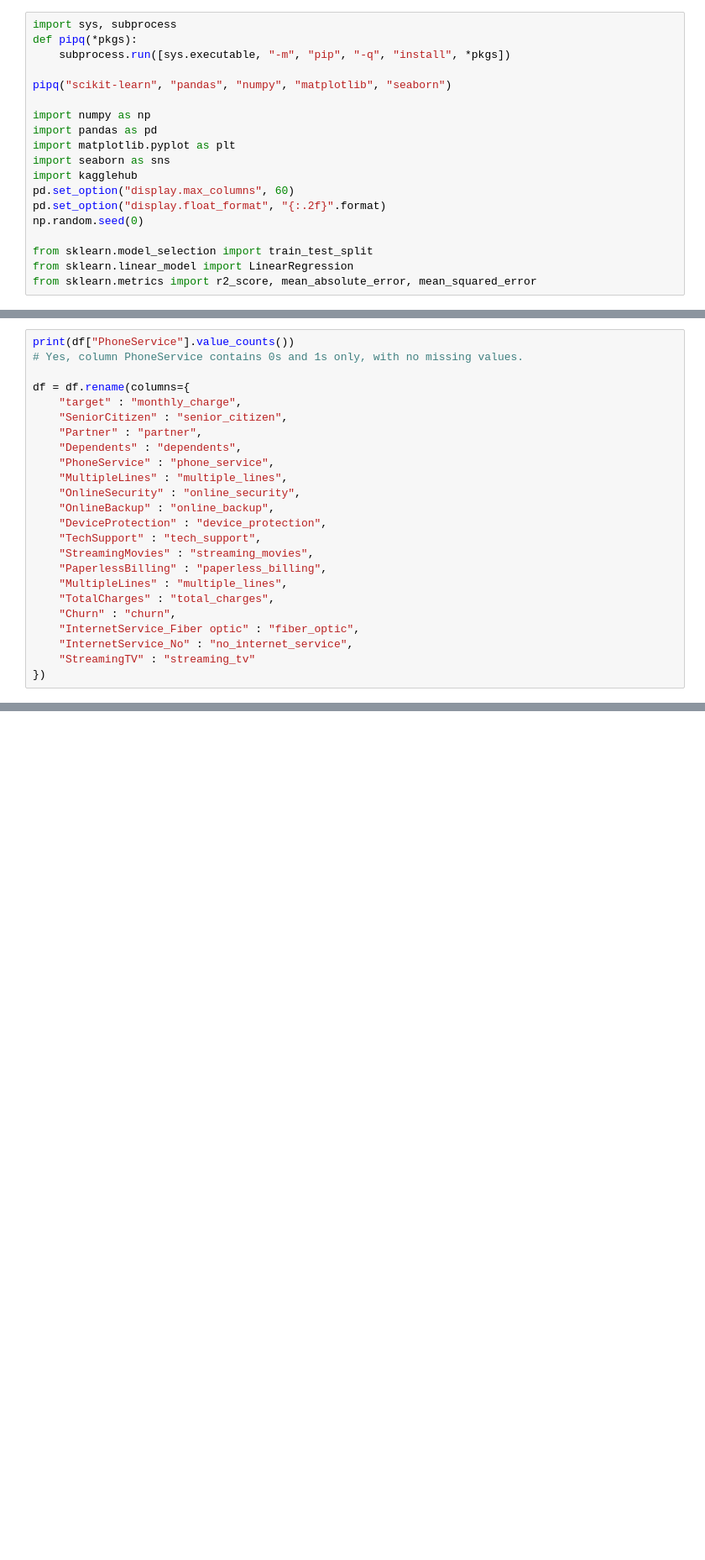
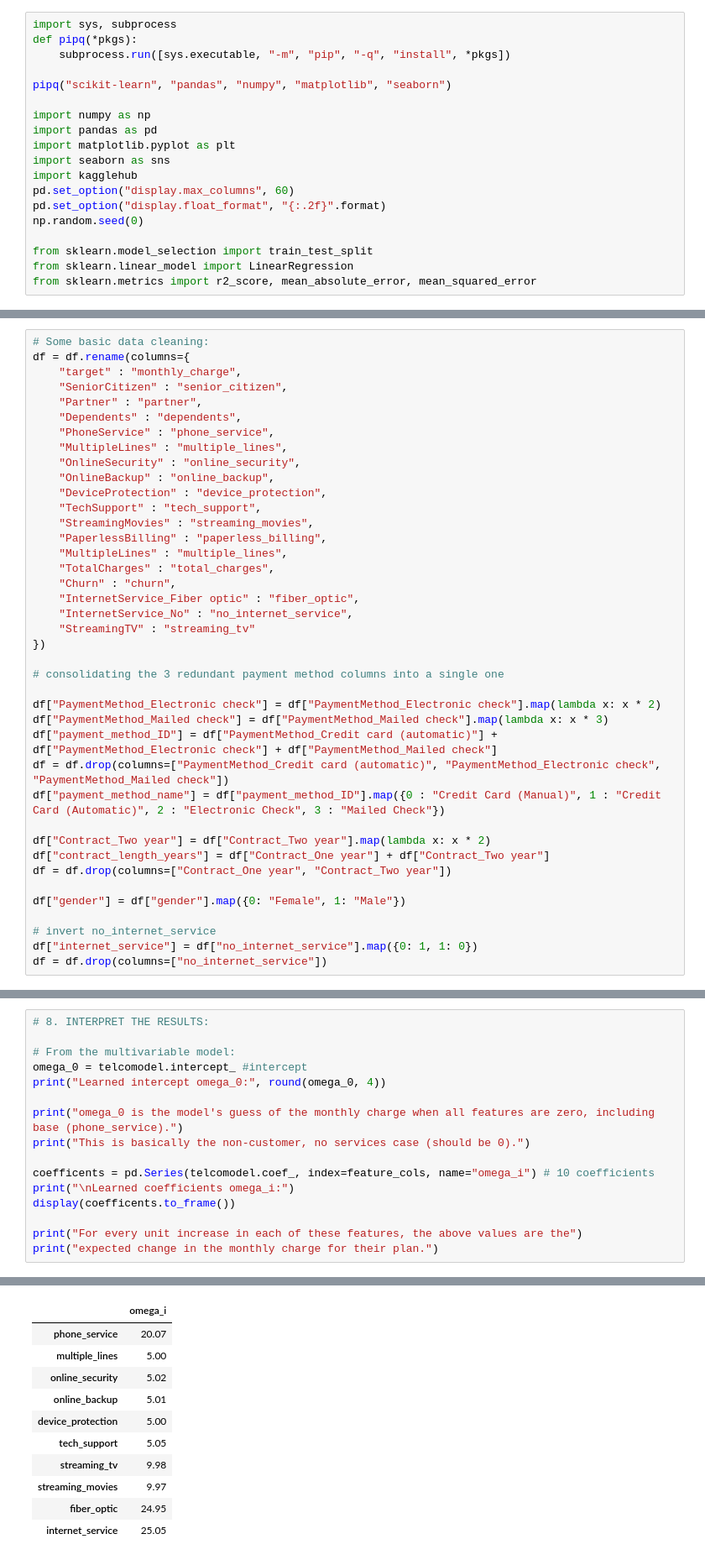
Before and after one commit to skylar-slideshows/EECE5644_mproj2, a Jupyter notebook: proj2.ipynb, the cells around one changed output, grey strips where cells are left out. Shown at 84% size. Drawn from its saved outputs; the diff is of its cells as text; blank space fills up the shorter version.

```diff
--- a/proj2.ipynb
+++ b/proj2.ipynb
@@ -67,7 +72,5 @@ dtype: int64 n
 # %%
-print(df["PhoneService"].value_counts())
-# Yes, column PhoneService contains 0s and 1s only, with no missing values.
-
+# Some basic data cleaning:
 df = df.rename(columns={
     "target" : "monthly_charge",
     "SeniorCitizen" : "senior_citizen",
@@ -88,3 +91,21 @@ df = df.rename(columns={
     "InternetService_No" : "no_internet_service",
     "StreamingTV" : "streaming_tv"
 })
+
+# consolidating the 3 redundant payment method columns into a single one
+
+df["PaymentMethod_Electronic check"] = df["PaymentMethod_Electronic check"].map(lambda x: x * 2)
+df["PaymentMethod_Mailed check"] = df["PaymentMethod_Mailed check"].map(lambda x: x * 3)
+df["payment_method_ID"] = df["PaymentMethod_Credit card (automatic)"] + df["PaymentMethod_Electronic check"] + df["PaymentMethod_Mailed check"]
+df = df.drop(columns=["PaymentMethod_Credit card (automatic)", "PaymentMethod_Electronic check", "PaymentMethod_Mailed check"])
+df["payment_method_name"] = df["payment_method_ID"].map({0 : "Credit Card (Manual)", 1 : "Credit Card (Automatic)", 2 : "Electronic Check", 3 : "Mailed Check"})
+
+df["Contract_Two year"] = df["Contract_Two year"].map(lambda x: x * 2)
+df["contract_length_years"] = df["Contract_One year"] + df["Contract_Two year"]
+df = df.drop(columns=["Contract_One year", "Contract_Two year"])
+
+df["gender"] = df["gender"].map({0: "Female", 1: "Male"})
+
+# invert no_internet_service
+df["internet_service"] = df["no_internet_service"].map({0: 1, 1: 0})
+df = df.drop(columns=["no_internet_service"])
@@ -204,0 +254,17 @@ RMSE: $ 1.0291697275218272
+# %%
+# 8. INTERPRET THE RESULTS:
+
+# From the multivariable model:
+omega_0 = telcomodel.intercept_ #intercept
+print("Learned intercept omega_0:", round(omega_0, 4))
+
+print("omega_0 is the model's guess of the monthly charge when all features are zero, including base (phone_service).")
+print("This is basically the non-customer, no services case (should be 0).")
+
+coefficents = pd.Series(telcomodel.coef_, index=feature_cols, name="omega_i") # 10 coefficients
+print("\nLearned coefficients omega_i:")
+display(coefficents.to_frame())
+
+print("For every unit increase in each of these features, the above values are the")
+print("expected change in the monthly charge for their plan.")
+# %% [output]
@@ -204,0 +276,11 @@ RMSE: $ 1.0291697275218272
+|  | omega_i |
+| phone_service | 20.07 |
+| multiple_lines | 5.00 |
+| online_security | 5.02 |
+| online_backup | 5.01 |
+| device_protection | 5.00 |
+| tech_support | 5.05 |
+| streaming_tv | 9.98 |
+| streaming_movies | 9.97 |
+| fiber_optic | 24.95 |
+| internet_service | 25.05 |
```
Also changed, not shown: parts of 11 cells of this notebook, 3 other files.
